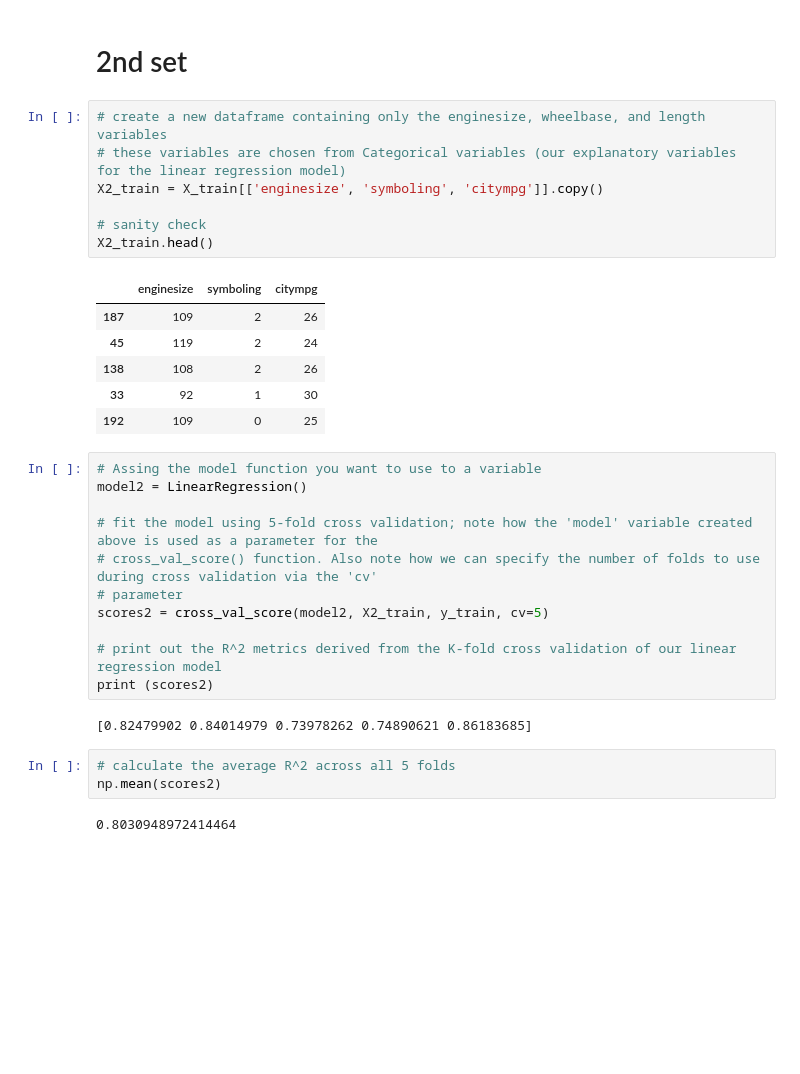
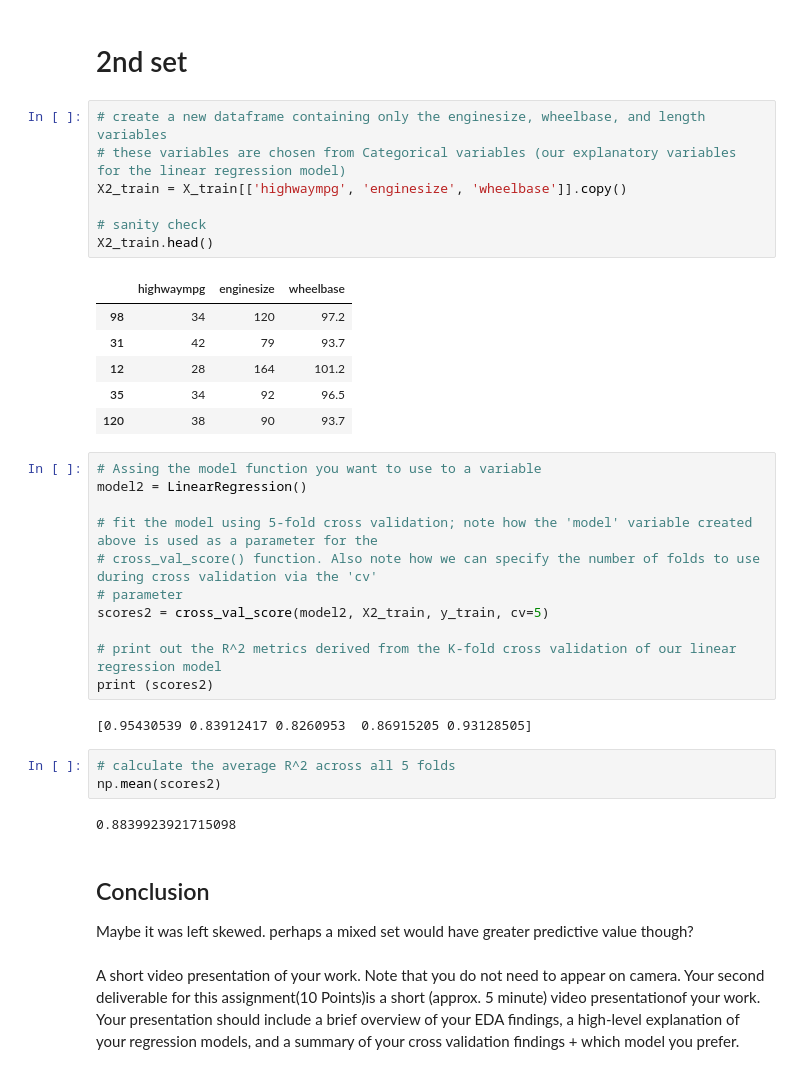
Before and after one commit to yuleidner/DAV-6150, a Jupyter notebook: M1&M2/A_Leidner_M2_assn.ipynb, the cells around one changed output. Saved outputs shown, nothing was run; the diff lists cells and outputs as text; blank space fills up the shorter version.

Commit message:
HW Draft 2
First attempt to clean notebook and add appropriate commentary.
Changed linear regression variables for test 2 based on proper exploratory analysis

```diff
--- a/M1&M2/A_Leidner_M2_assn.ipynb
+++ b/M1&M2/A_Leidner_M2_assn.ipynb
@@ -304,17 +273,17 @@ np.mean(scores1)
 # %%
 # create a new dataframe containing only the enginesize, wheelbase, and length variables
 # these variables are chosen from Categorical variables (our explanatory variables for the linear regression model)
-X2_train = X_train[['enginesize', 'symboling', 'citympg']].copy()
+X2_train = X_train[['highwaympg', 'enginesize', 'wheelbase']].copy()
 
 # sanity check
 X2_train.head()
 # %% [output]
-|  | enginesize | symboling | citympg |
-| 187 | 109 | 2 | 26 |
-| 45 | 119 | 2 | 24 |
-| 138 | 108 | 2 | 26 |
-| 33 | 92 | 1 | 30 |
-| 192 | 109 | 0 | 25 |
+|  | highwaympg | enginesize | wheelbase |
+| 98 | 34 | 120 | 97.2 |
+| 31 | 42 | 79 | 93.7 |
+| 12 | 28 | 164 | 101.2 |
+| 35 | 34 | 92 | 96.5 |
+| 120 | 38 | 90 | 93.7 |
 # %%
 # Assing the model function you want to use to a variable
 model2 = LinearRegression()
@@ -327,9 +296,15 @@ scores2 = cross_val_score(model2, X2_train, y_train, cv=5)
 # print out the R^2 metrics derived from the K-fold cross validation of our linear regression model
 print (scores2)
 # %% [output]
-[0.82479902 0.84014979 0.73978262 0.74890621 0.86183685]
+[0.95430539 0.83912417 0.8260953  0.86915205 0.93128505]
 # %%
 # calculate the average R^2 across all 5 folds
 np.mean(scores2)
 # %% [output]
-0.8030948972414464
+0.8839923921715098
+# %% [markdown]
+## Conclusion <a id='Conclusion'></a>
+
+Maybe it was left skewed. perhaps a mixed set would have greater predictive value though?
+# %% [markdown]
+A short video presentation of your work. Note that you do not need to appear on camera. Your second deliverable for this assignment(10 Points)is a short (approx. 5 minute) video presentationof your work. Your presentation should include a brief overview of your EDA findings, a high-level explanation of your regression models, and a summary of your cross validation findings + which model you prefer.
```
Also changed, not shown: parts of 32 cells of this notebook.
